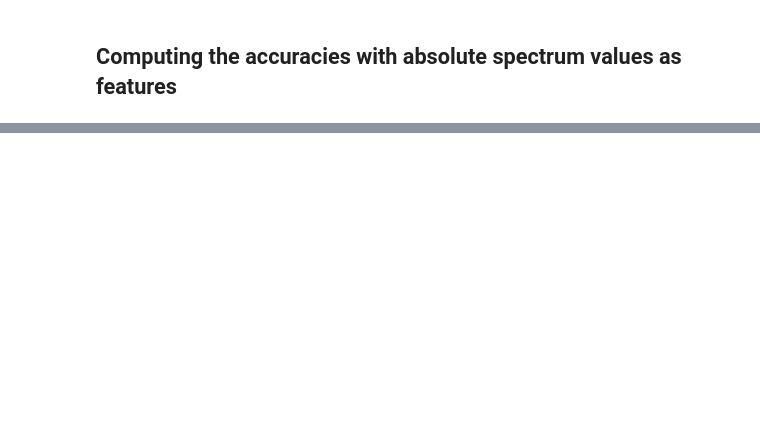
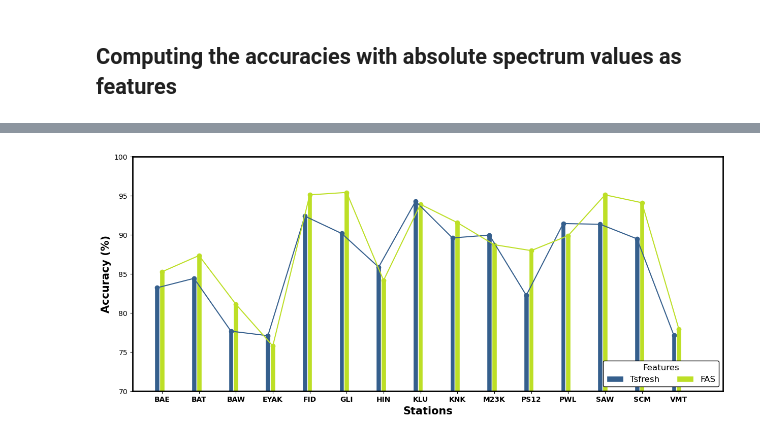
Before and after one commit to Akashkharita/Kharita_et_al_2024_Icequakes, a Jupyter notebook: AK_Tsfresh_vs_AFS_features.ipynb, the cells around one changed output, grey strips where cells are left out. Cells and saved outputs as stored; diff of their text form; code cells hidden in the pictures; blank space fills up the shorter version.

```diff
--- a/AK_Tsfresh_vs_AFS_features.ipynb
+++ b/AK_Tsfresh_vs_AFS_features.ipynb
@@ -501,0 +301,71 @@ ax.legend(loc = 'lower right', ncol=1, fontsize=20)
+# %%
+
+a1 = np.array(accuracy_tsfresh)*100
+a2 = np.array(accuracy_spectrum)*100
+
+plt.style.use('default')
+plt.rcParams['axes.linewidth'] = 2
+import numpy as np
+import matplotlib.pyplot as plt
+
+
+import matplotlib
+
+cmap = matplotlib.cm.get_cmap('viridis')
+
+c1 = cmap(0.1)
+c2 = cmap(0.3)
+c3 = cmap(0.5)
+c4 = cmap(0.7)
+c5 = cmap(0.9)
+c6 = cmap(1.0)
+
+
+
+# set width of bar
+barWidth = 0.2
+fig = plt.subplots(figsize =(15, 6), facecolor='white')
+
+
+
+
+# Set position of bar on X axis
+br1 = 1.5*np.arange(len(a1))
+br2 = [x + barWidth for x in br1]
+br3 = [x + barWidth for x in br2]
+br4 = [x + barWidth for x in br3]
+br5 = [x + barWidth for x in br4]
+br6 = [x + barWidth for x in br5]
+
+# Make the plot
+plt.bar(br1, a1, color =c2, width = barWidth,
+        label ='Tsfresh',edgecolor='w')
+plt.bar(br2, a2, color =c5, width = barWidth,
+         label ='FAS',edgecolor='w')
+
+
+v = np.vstack((a1,a2))
+X = [br1, br2]
+c= [c2,c5]
+#for i in range(15):
+#    plt.scatter(X[int(np.argmax(v[:,i]))][i], max(v[:,i])+0.5, c=c[int(np.argmax(v[:,i]))])
+
+
+plt.scatter(br1, a1, color=c2)
+plt.scatter(br2, a2, color=c5)
+
+plt.plot(br1, a1, color=c2)
+plt.plot(br2, a2, color=c5)
+
+# Adding Xticks
+plt.xlabel('Stations', fontweight ='bold', fontsize = 15)
+plt.ylabel('Accuracy (%)', fontweight ='bold', fontsize = 15)
+plt.xticks([1.5*r + barWidth for r in range(len(a1))],stations, fontweight='black')
+plt.ylim(70,100)
+plt.xlim(-1,23)
+plt.legend(loc='lower right',ncol=3, facecolor='white', framealpha=1, edgecolor='black', fontsize=12, title ='Features', title_fontsize=12)
+#plt.show()
+
+plt.savefig('Manuscript_Figures/Features_Performance_Comparison_averaged.eps')
+# %% [output]
+[figure, added]
```
Also changed, not shown: parts of 8 cells of this notebook.
